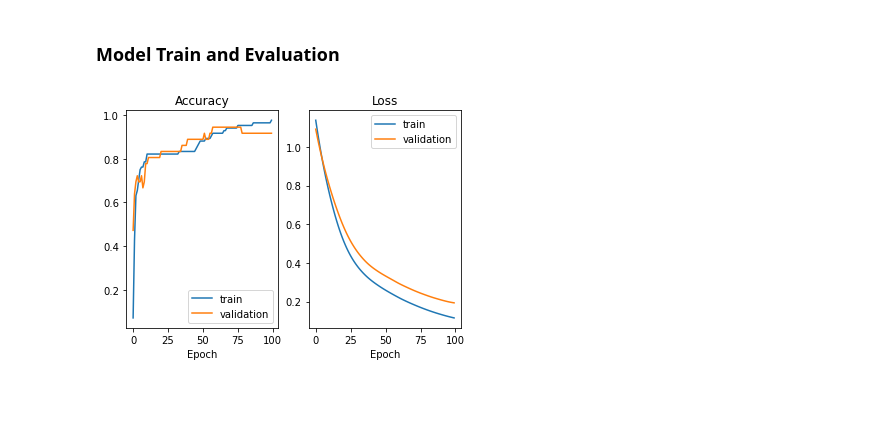
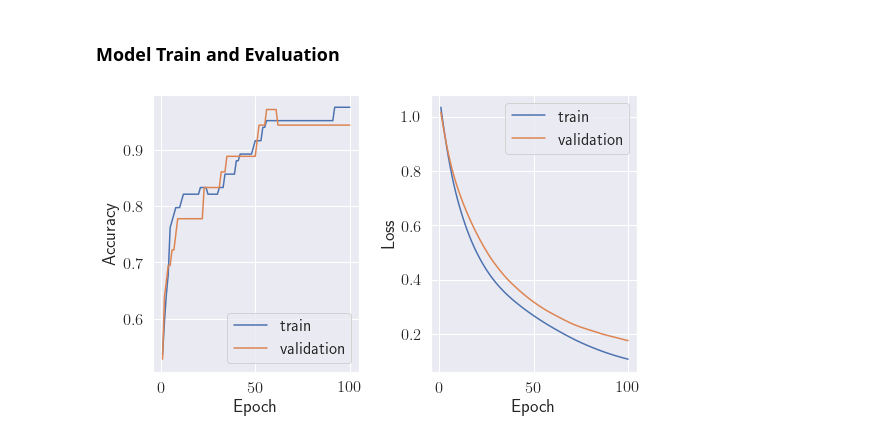
Before and after one commit to denyskononenko/datasciencesnippets, a Jupyter notebook: classify/classify_iris.ipynb, the cells around one changed output. Saved outputs shown, nothing was run; the diff lists cells and outputs as text; code cells hidden in the pictures; blank space fills up the shorter version.

Commit message:
fix: seaborn plots are added

```diff
--- a/classify/classify_iris.ipynb
+++ b/classify/classify_iris.ipynb
@@ -36,6 +36,7 @@ import pandas as pd
 # plotting
 import matplotlib.pyplot as plt
 import plotly.express as px
+import seaborn as sns
 
 # keras
 from tensorflow.keras.layers import Dense
@@ -47,9 +48,19 @@ from sklearn.model_selection import KFold
 from sklearn.ensemble import RandomForestClassifier
 from sklearn.model_selection import train_test_split
 from sklearn.preprocessing import StandardScaler
+
+# metrics
+from sklearn.metrics import confusion_matrix, roc_curve
+
+sns.set_theme(style="white")
+sns.set(font_scale=1.5, rc={'text.usetex' : True})
 # %%
 def make_nn_classifier(input_dim):
-    """ """
+    """
+    Neural network based classifier,
+    Args:
+        input_dim: (int) the size of the input vectors
+    """
     model = Sequential()
     layers = [
         Dense(128, input_dim=input_dim, activation='relu'),
@@ -95,7 +106,7 @@ fig.show()
 X, Y_lbl = dataset.values[:, :4], dataset.values[:, 4]
 classes = list(set(Y_lbl))
 
-Y = np.frompyfunc(lambda _: classes.index(_), 1, 1)(Y_lbl)
+Y = (np.frompyfunc(lambda _: classes.index(_), 1, 1)(Y_lbl)).astype(int)
 C = to_categorical(Y, num_classes=len(classes))
 
 scaler_x = StandardScaler().fit(X)
@@ -121,23 +137,27 @@ history = model.fit(X_train, Y_train,
                     verbose=0
                    )
 # %%
+x = np.arange(1, len(history.history['accuracy']) + 1, 1)
+
+fig, ax = plt.subplots(figsize=(8, 5))
+
 plt.subplot(1,2,1)
-plt.title('Accuracy')
-plt.plot(history.history['accuracy'], label='train')
-plt.plot(history.history['val_accuracy'], label='validation')
+sns.lineplot(x=x, y=history.history['accuracy'], label='train')
+sns.lineplot(x=x, y=history.history['val_accuracy'], label='validation')
+plt.ylabel('Accuracy')
 plt.xlabel('Epoch')
-plt.legend()
 
 plt.subplot(1,2,2)
-plt.title('Loss')
-plt.plot(history.history['loss'], label='train')
-plt.plot(history.history['val_loss'], label='validation')
+sns.lineplot(x=x, y=history.history['loss'], label='train')
+sns.lineplot(x=x, y=history.history['val_loss'], label='validation')
+plt.ylabel('Loss')
 plt.xlabel('Epoch')
-plt.legend()
+
+plt.tight_layout()
 
 plt.show()
 # %% [output]
-[figure, old version]
+[figure, new version]
 # %%
 _, accuracy = model.evaluate(X_test, Y_test)
 print('Accuracy: %.4f' % (accuracy * 100))
```
Also changed, not shown: parts of 5 cells of this notebook.
